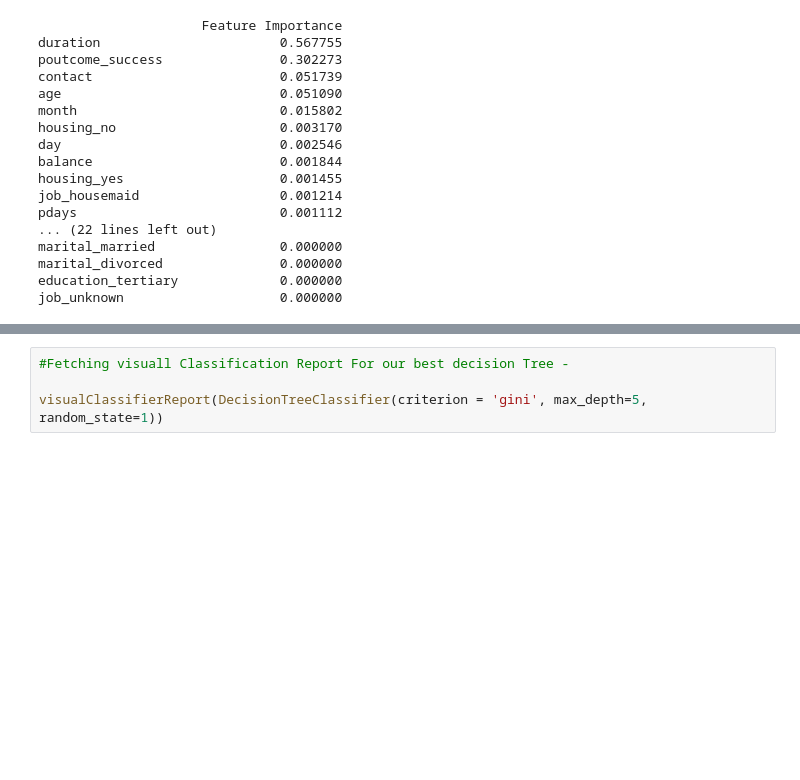
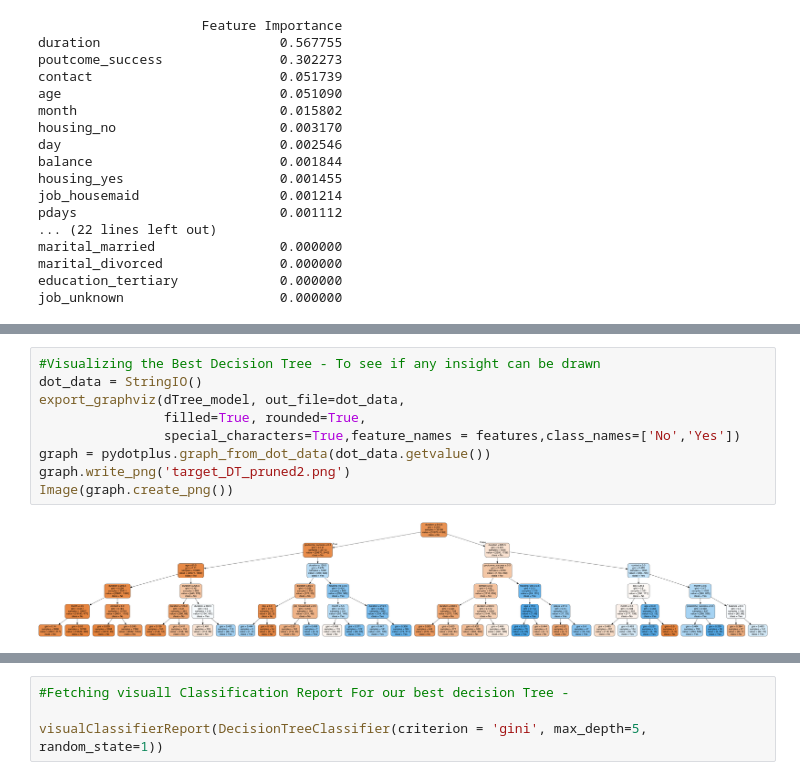
Before and after one commit to GreatLearningAIML1/gl-pgp-aiml-uta-intl-mar20-olabodejames, a Jupyter notebook: Ensemble Learning - Project/Ensemble Learning Project - Olabode James - Solution.ipynb, the cells around one changed output, grey strips where cells are left out. Drawn from its saved outputs; the diff is of its cells as text; blank space fills up the shorter version.

```diff
--- a/Ensemble Learning - Project/Ensemble Learning Project - Olabode James - Solution.ipynb
+++ b/Ensemble Learning - Project/Ensemble Learning Project - Olabode James - Solution.ipynb
@@ -975,0 +869,11 @@ Roc Auc Score:  0.6451856763864581
+# %%
+#Visualizing the Best Decision Tree - To see if any insight can be drawn
+dot_data = StringIO()
+export_graphviz(dTree_model, out_file=dot_data,
+                filled=True, rounded=True,
+                special_characters=True,feature_names = features,class_names=['No','Yes'])
+graph = pydotplus.graph_from_dot_data(dot_data.getvalue())
+graph.write_png('target_DT_pruned2.png')
+Image(graph.create_png())
+# %% [output]
+[figure, added]
```
Also changed, not shown: parts of 169 cells of this notebook, 2 other files.
